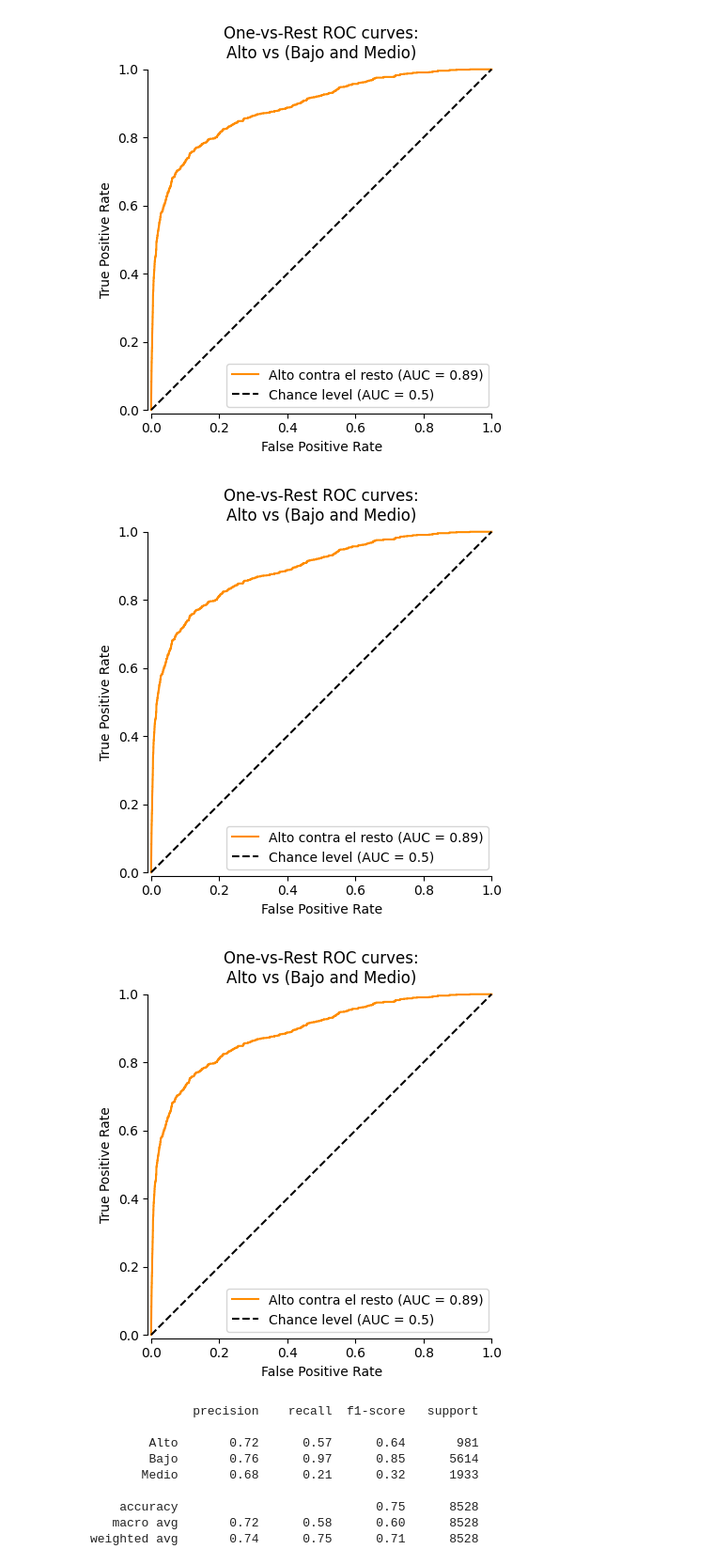
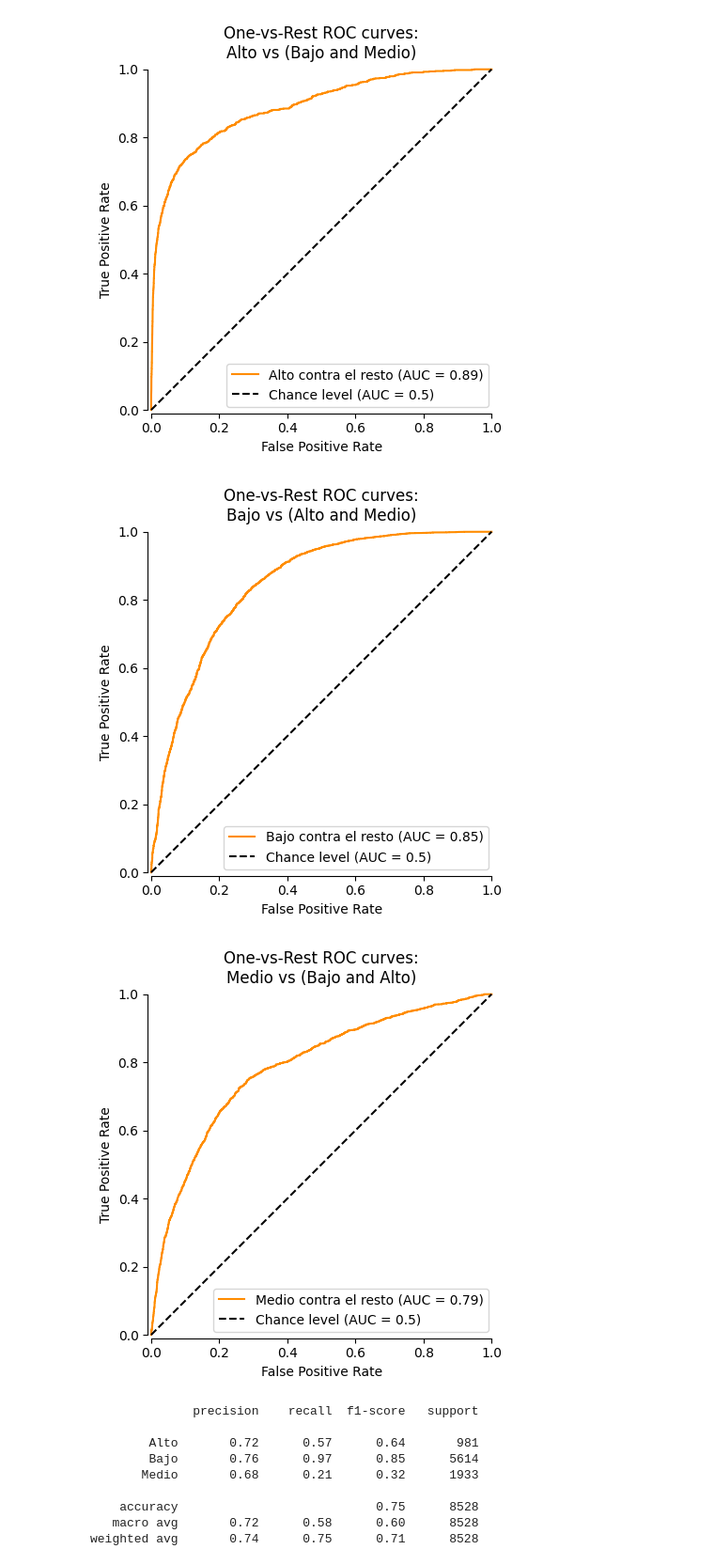
Before and after one commit to artisticlimon/dengue-model, a Jupyter notebook: models/model_scripts/baseline_rr_classi_no_0_inmediato.ipynb, the cells around one changed output. Shown at 94% size. Cells and saved outputs as stored; diff of their text form; code cells hidden in the pictures.

```diff
--- a/models/model_scripts/baseline_rr_classi_no_0_inmediato.ipynb
+++ b/models/model_scripts/baseline_rr_classi_no_0_inmediato.ipynb
@@ -333,13 +333,13 @@ roc_auc_metrics_rf("Alto", ["Bajo", "Medio"])
 # %% [output]
 [figure]
 # %%
-roc_auc_metrics_rf("Alto", ["Bajo", "Medio"])
+roc_auc_metrics_rf("Bajo", ["Alto", "Medio"])
 # %% [output]
-[figure, old version]
+[figure, new version]
 # %%
-roc_auc_metrics_rf("Alto", ["Bajo", "Medio"])
+roc_auc_metrics_rf("Medio", ["Bajo", "Alto"])
 # %% [output]
-[figure, old version]
+[figure, new version]
 # %%
 print(classification_report(y_test_for_reg, y_pred_rf))
 # %% [output]
```
Also changed, not shown: parts of 1 cell of this notebook, 3 other files.
